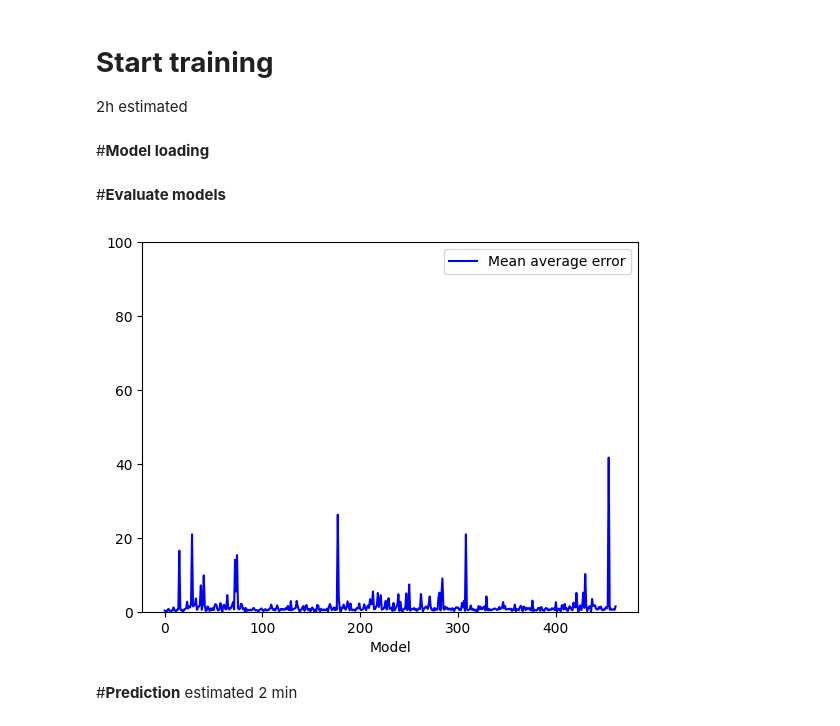
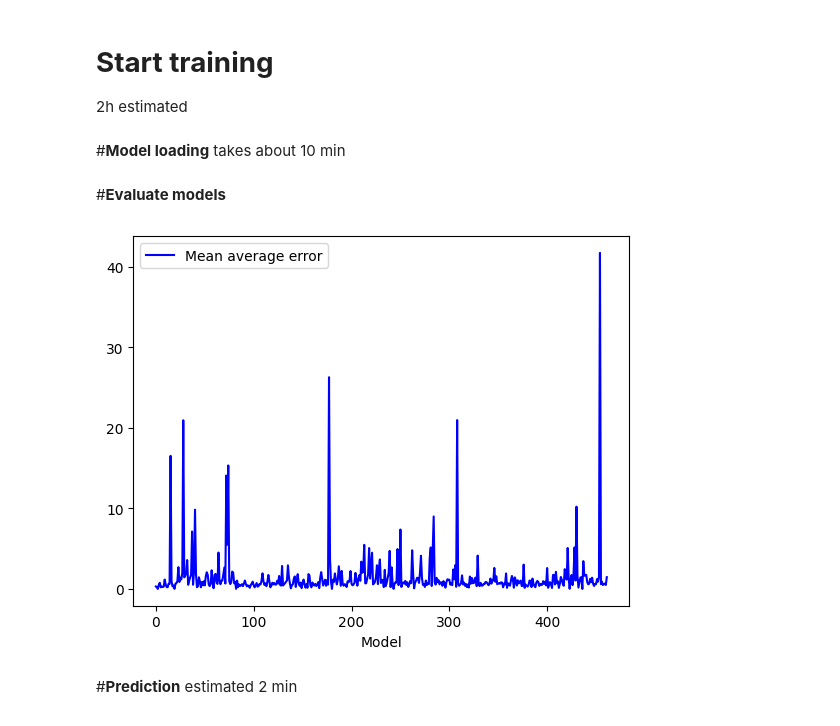
Before and after one commit to Max1897/ECE7363_project, a Jupyter notebook: src/ECE7363_TCN_Improved.ipynb, the cells around one changed output. Cells and saved outputs as stored; diff of their text form; code cells hidden in the pictures.

```diff
--- a/src/ECE7363_TCN_Improved.ipynb
+++ b/src/ECE7363_TCN_Improved.ipynb
@@ -167,9 +167,10 @@ def Train_All_Models(X_train,Y_train,sequence_size):
 # %%
 MODELS = []
 # %%
-MODELS = Train_All_Models(X_train,Y_train,sequence_size)
+# MODELS = Train_All_Models(X_train,Y_train,sequence_size)
 # %% [markdown]
 #**Model loading**
+takes about 10 min
 # %%
 
 if len(MODELS) == 0:
@@ -177,32 +178,30 @@ if len(MODELS) == 0:
     loaded_json = open(work_dir + "TCN/" + 'TCN' + repr(i)+'.json', 'r').read()
     reloaded_model = model_from_json(loaded_json, custom_objects={'TCN': TCN})
     reloaded_model.load_weights(work_dir + "TCN/" +'weights' + repr(i) + '.h5')
+    reloaded_model.compile(loss='mse',
+                optimizer=Adam(learning_rate=0.0003),
+                metrics=['mae','mse'])
     MODELS.append(reloaded_model)
 # %% [markdown]
 #**Evaluate models**
 # %%
-
-
 Mae = []
-for i in range(462):
-  results = MODELS[i].evaluate(X_test[i],Y_test[i])
+for i in tqdm(range(462)):
+  results = MODELS[i].evaluate(X_test[i],Y_test[i],verbose = 0)
   Mae.append(results[1])
 # %%
-ax = plt.gca()
-ax.set_ylim([0, 100])
-
 
 plt.plot(range(462),Mae,'b',label = "Mean average error")
 plt.xlabel('Model')
 plt.legend()
 plt.show()
 
 
 f = open(work_dir + 'TCN/'+'Evaluation.txt', 'w')
 f.writelines(" ".join([str(i) for i in Mae])+"\n")
 f.close()
 # %% [output]
-[figure, old version]
+[figure, new version]
 # %% [markdown]
 #**Prediction**
 estimated 2 min
```
Also changed, not shown: parts of 2 cells of this notebook.
